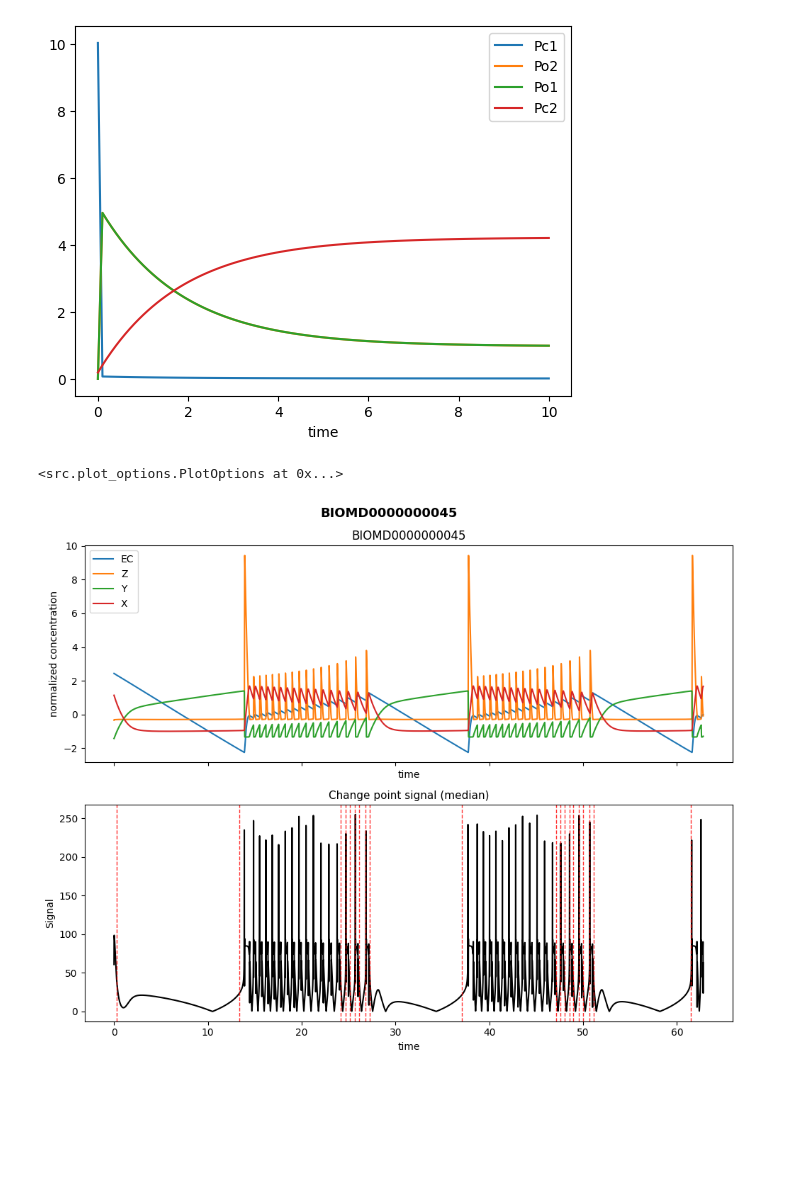
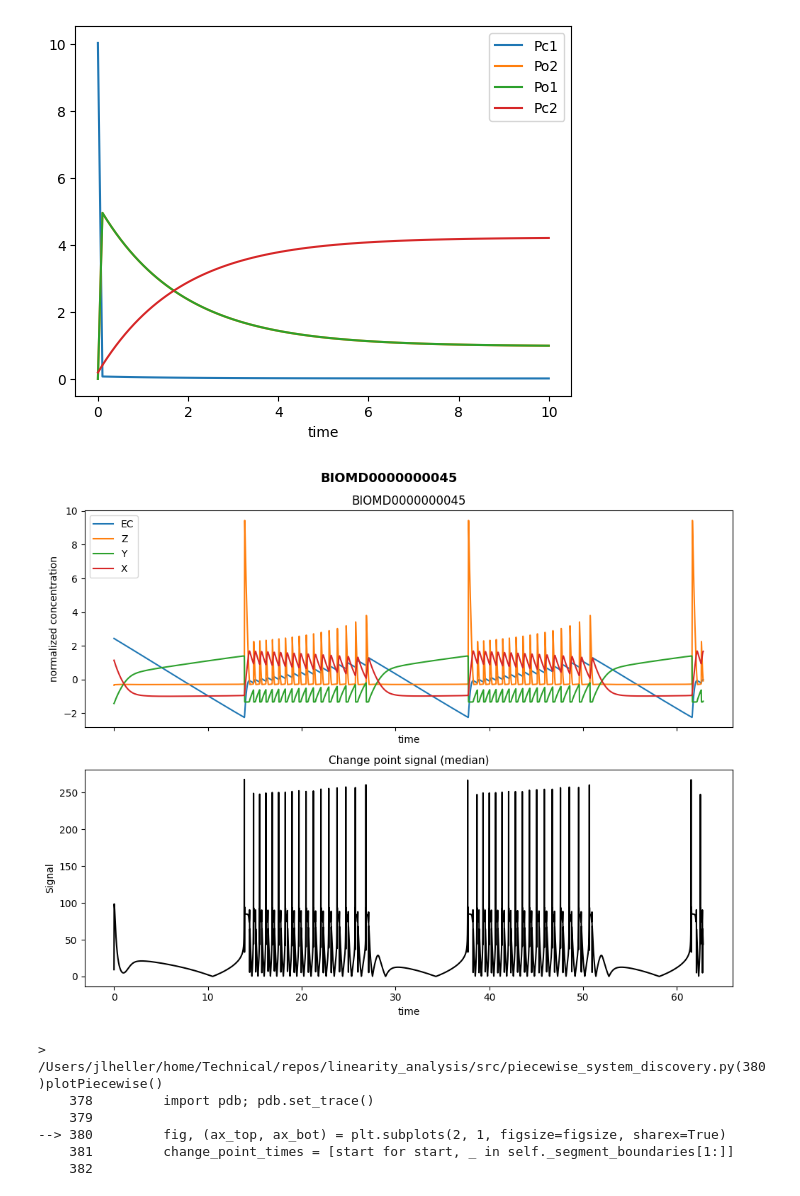
Before and after one commit to ModelEngineering/linearity_analysis, a Jupyter notebook: notebooks/change_point.ipynb, the cells around one changed output. Drawn from its saved outputs; the diff is of its cells as text; code cells hidden in the pictures; blank space fills up the shorter version.

Commit message:
Debugging PiecewiseSystemDiscovery.

```diff
--- a/notebooks/change_point.ipynb
+++ b/notebooks/change_point.ipynb
@@ -83,8 +83,18 @@ df = Timecourse(model, end_time=10.0, num_point=100).timecourse_df
 # %%
 model = Model.makeBiomodel(model_num=45)
 timecourse = Timecourse(model, start_time=0, end_time=None, num_point=100000)
 
-PiecewiseSystemDiscovery.plotBiomodelsSignal(timecourse=timecourse, legend=False, num_change_point=20)
+result = PiecewiseSystemDiscovery.plotBiomodelsSignal(timecourse=timecourse,
+        legend=False, max_change_point=2)
 # %% [output]
-<src.plot_options.PlotOptions at 0x...>
-[figure, old version]
+[figure, new version]
+# %%
+result.piecewise_system_discovery.fit()
+result.piecewise_system_discovery.plotPiecewise()
+# %% [output]
+> /Users/jlheller/home/Technical/repos/linearity_analysis/src/piecewise_system_discovery.py(380)plotPiecewise()
+    378         import pdb; pdb.set_trace()
+    379
+--> 380         fig, (ax_top, ax_bot) = plt.subplots(2, 1, figsize=figsize, sharex=True)
+    381         change_point_times = [start for start, _ in self._segment_boundaries[1:]]
+    382
```
Also changed, not shown: 5 other files.
